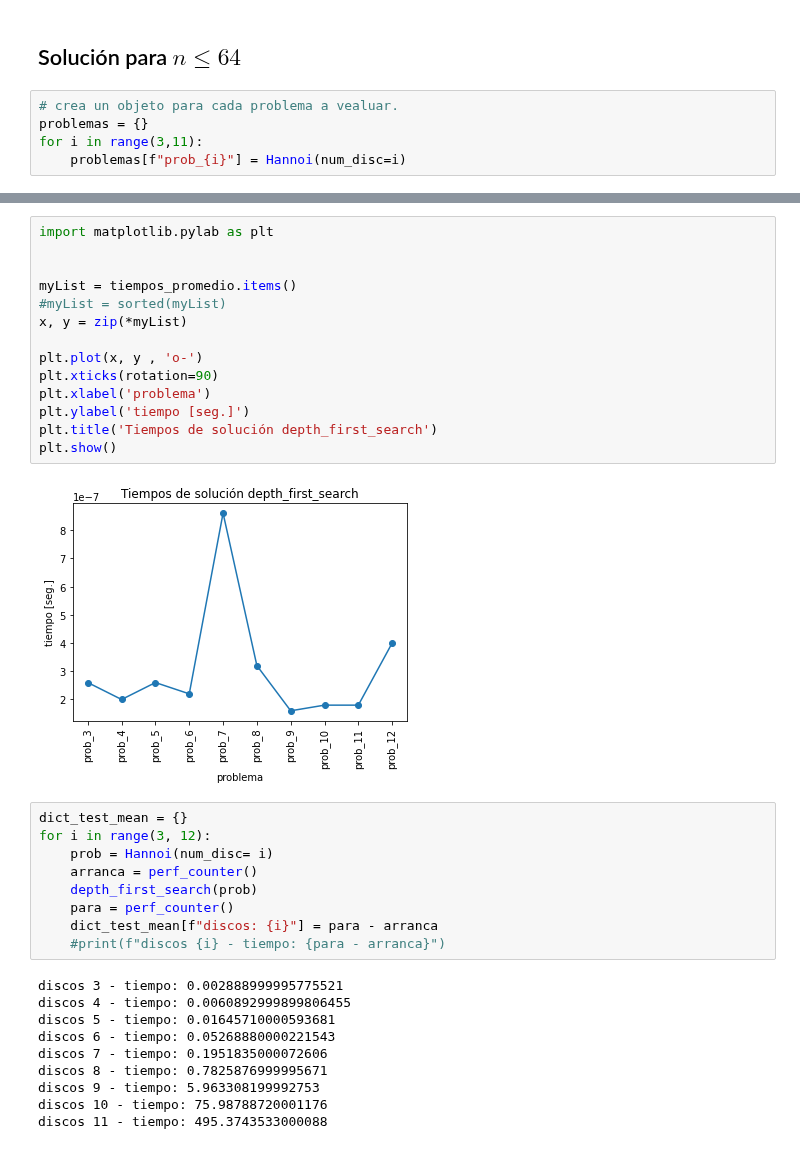
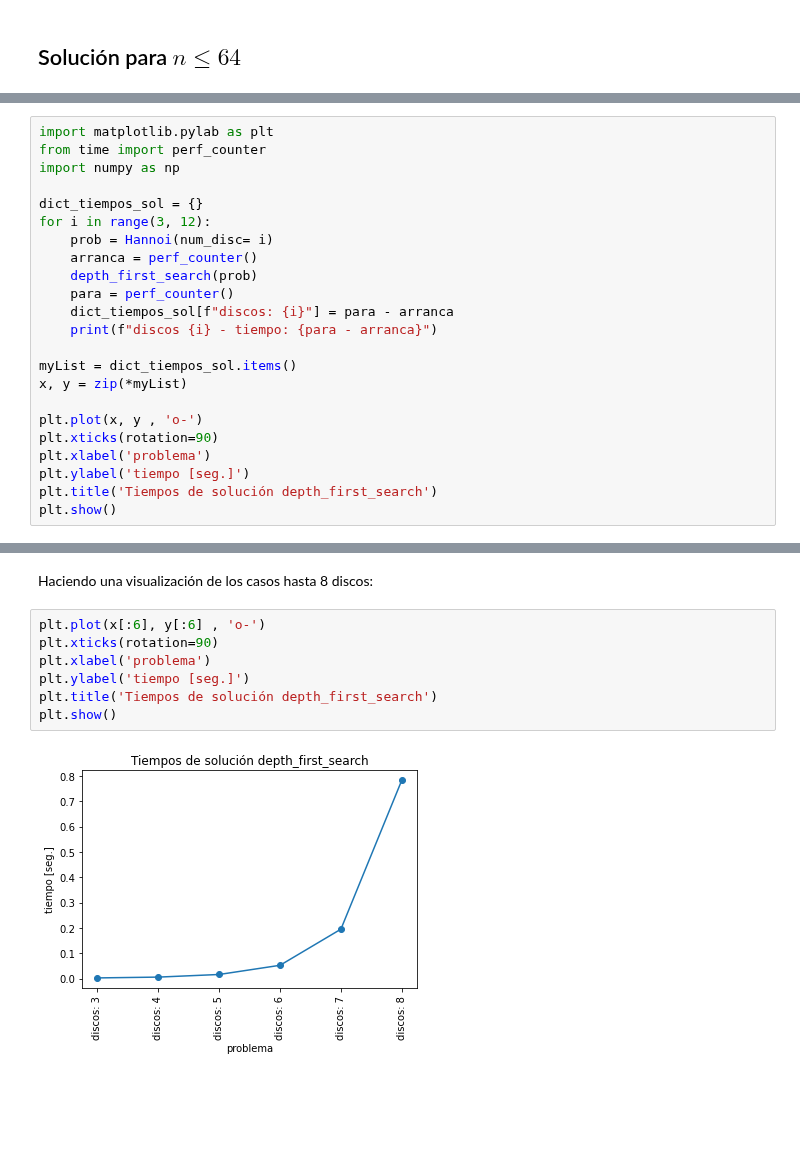
Before and after one commit to cgaravitoc/macc, a Jupyter notebook: AI/Miniproyecto - torres de hanoi/Hanoi.ipynb, the cells around one changed output, grey strips where cells are left out. Cells and saved outputs as stored; diff of their text form; blank space fills up the shorter version.

```diff
--- a/AI/Miniproyecto - torres de hanoi/Hanoi.ipynb
+++ b/AI/Miniproyecto - torres de hanoi/Hanoi.ipynb
@@ -303,7 +295,2 @@ KeyboardInterrupt:
 # %% [markdown]
 ## Solución para $n \leq 64$
-# %%
-# crea un objeto para cada problema a vealuar.
-problemas = {}
-for i in range(3,11):
-    problemas[f"prob_{i}"] = Hannoi(num_disc=i)
@@ -348,0 +297,23 @@ for prob_nombre, prob_tiempos in tiempos_problemas.items():
+# %%
+import matplotlib.pylab as plt
+from time import perf_counter
+import numpy as np
+
+dict_tiempos_sol = {}
+for i in range(3, 12):
+    prob = Hannoi(num_disc= i)
+    arranca = perf_counter()
+    depth_first_search(prob)
+    para = perf_counter()
+    dict_tiempos_sol[f"discos: {i}"] = para - arranca
+    print(f"discos {i} - tiempo: {para - arranca}")
+
+myList = dict_tiempos_sol.items()
+x, y = zip(*myList)
+
+plt.plot(x, y , 'o-')
+plt.xticks(rotation=90)
+plt.xlabel('problema')
+plt.ylabel('tiempo [seg.]')
+plt.title('Tiempos de solución depth_first_search')
+plt.show()
@@ -349,35 +322,11 @@ for prob_nombre, prob_tiempos in tiempos_problemas.items():
+# %% [markdown]
+Haciendo una visualización de los casos hasta 8 discos:
 # %%
-import matplotlib.pylab as plt
-
-
-myList = tiempos_promedio.items()
-#myList = sorted(myList)
-x, y = zip(*myList)
-
-plt.plot(x, y , 'o-')
+plt.plot(x[:6], y[:6] , 'o-')
 plt.xticks(rotation=90)
 plt.xlabel('problema')
 plt.ylabel('tiempo [seg.]')
 plt.title('Tiempos de solución depth_first_search')
 plt.show()
 # %% [output]
-[figure, old version]
+[figure, new version]
-# %%
-dict_test_mean = {}
-for i in range(3, 12):
-    prob = Hannoi(num_disc= i)
-    arranca = perf_counter()
-    depth_first_search(prob)
-    para = perf_counter()
-    dict_test_mean[f"discos: {i}"] = para - arranca
-    #print(f"discos {i} - tiempo: {para - arranca}")
-# %% [output]
-discos 3 - tiempo: 0.002888999995775521
-discos 4 - tiempo: 0.0060892999899806455
-discos 5 - tiempo: 0.01645710000593681
-discos 6 - tiempo: 0.05268880000221543
-discos 7 - tiempo: 0.1951835000072606
-discos 8 - tiempo: 0.7825876999995671
-discos 9 - tiempo: 5.963308199992753
-discos 10 - tiempo: 75.98788720001176
-discos 11 - tiempo: 495.3743533000088
```
Also changed, not shown: parts of 17 cells of this notebook.
